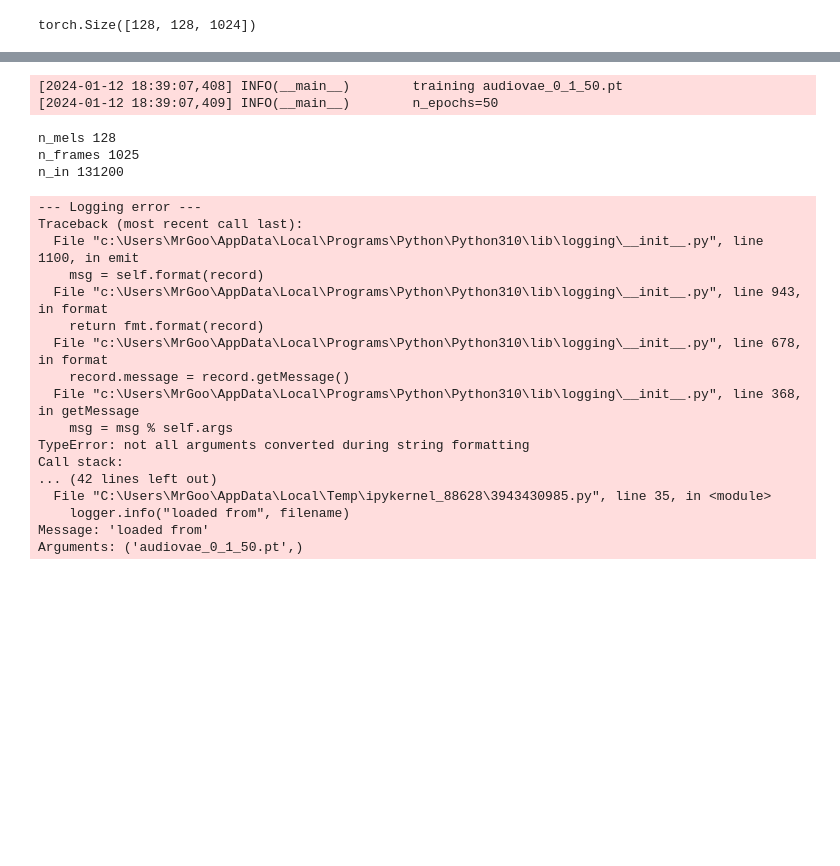
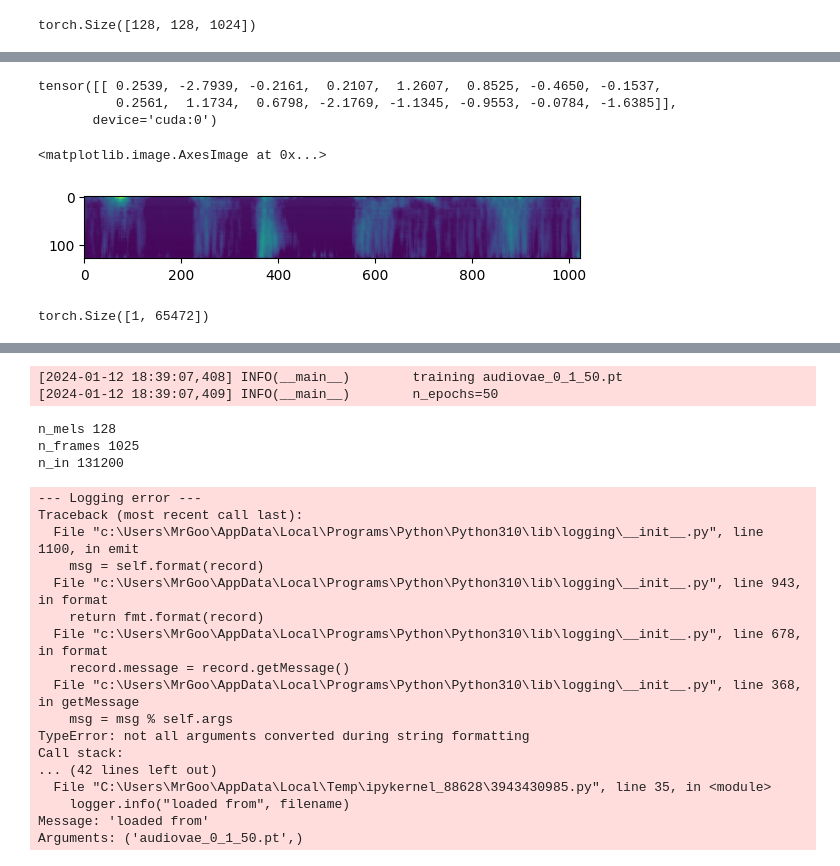
Before and after one commit to estevep/Temporal-Audio-VAE, a Jupyter notebook: notebooks/antoine/Audio_VAE.ipynb, the cells around one changed output, grey strips where cells are left out. Drawn from its saved outputs; the diff is of its cells as text; code cells hidden in the pictures; blank space fills up the shorter version.

```diff
--- a/notebooks/antoine/Audio_VAE.ipynb
+++ b/notebooks/antoine/Audio_VAE.ipynb
@@ -398,0 +402,6 @@ torch.Size([512, 1025]) torch.Size([513, 1025])
+# %%
+filename = "audiovae_test0.pt"
+logger.info("training %s", filename)
+logger.info("n_epochs=%d", n_epochs)
+
+WRITER = SummaryWriter(comment=filename)
@@ -398,0 +464,26 @@ torch.Size([512, 1025]) torch.Size([513, 1025])
+# %%
+test = torch.ones(1,16).to(device)
+# %%
+c = 5
+
+if c == 0:
+    test = torch.zeros(1,16).to(device)
+elif c == 1:
+    test = torch.ones(1,16).to(device)
+elif c == 2:
+    test = torch.arange(0,16, dtype=torch.get_default_dtype()).reshape(1,-1).to(device)
+else:
+    test = torch.randn((1,16)).to(device)
+# %%
+test
+# %% [output]
+tensor([[ 0.2539, -2.7939, -0.2161,  0.2107,  1.2607,  0.8525, -0.4650, -0.1537,
+          0.2561,  1.1734,  0.6798, -2.1769, -1.1345, -0.9553, -0.0784, -1.6385]],
+       device='cuda:0')
+# %%
+test_output = model.decoder(test)
+# %%
+plt.imshow(test_output[0].detach().cpu())
+# %% [output]
+<matplotlib.image.AxesImage at 0x...>
+[figure, added]
@@ -398,0 +492,4 @@ torch.Size([512, 1025]) torch.Size([513, 1025])
+# %%
+test_wave.shape
+# %% [output]
+torch.Size([1, 65472])
```
Also changed, not shown: parts of 25 cells of this notebook.
